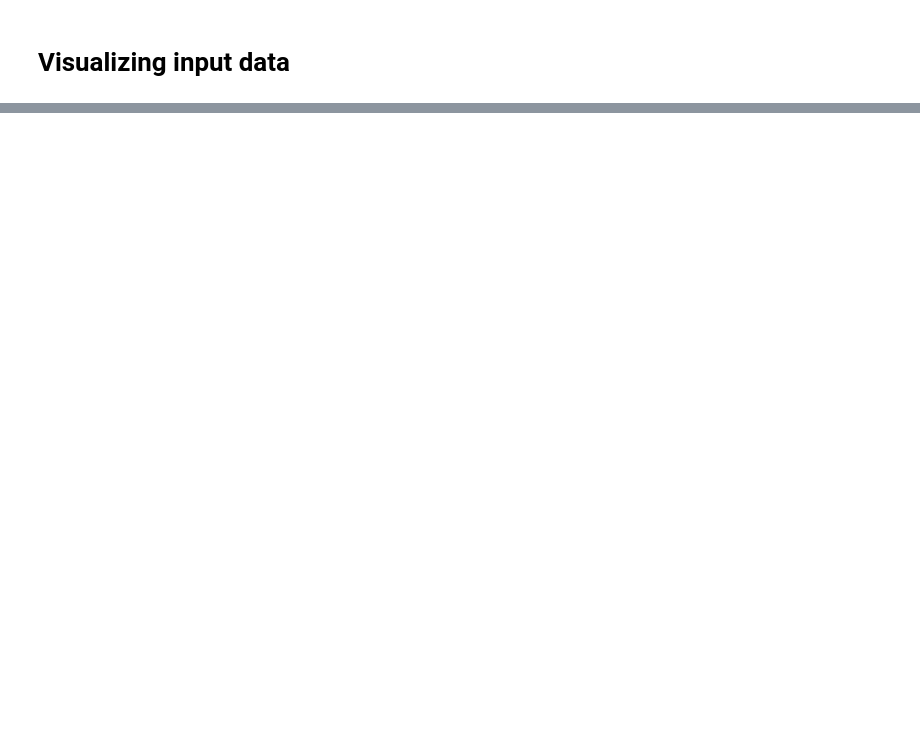
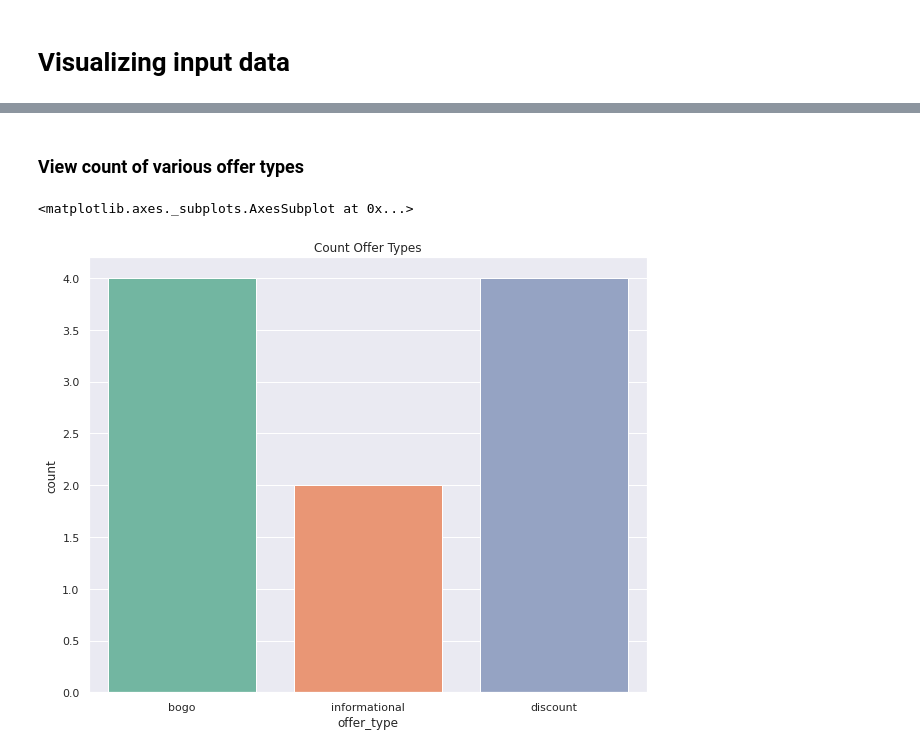
Before and after one commit to p33ves/Starbucks-Passive-Customer-Detection, a Jupyter notebook: Input_data_visualiation.ipynb, the cells around one changed output, grey strips where cells are left out. Cells and saved outputs as stored; diff of their text form; code cells hidden in the pictures; blank space fills up the shorter version.

```diff
--- a/Input_data_visualiation.ipynb
+++ b/Input_data_visualiation.ipynb
@@ -93,0 +36,9 @@ sns.kdeplot(data = xtr_data['total_view_ratio'], shade=True, label = "Total Offe
+# %% [markdown]
+### View count of various offer types
+# %%
+plt.figure(figsize=(10,8))
+plt.title("Count Offer Types")
+sns.countplot(x = portfolio['offer_type'], palette = "Set2")
+# %% [output]
+<matplotlib.axes._subplots.AxesSubplot at 0x...>
+[figure, added]
```
Also changed, not shown: parts of 63 cells of this notebook.
